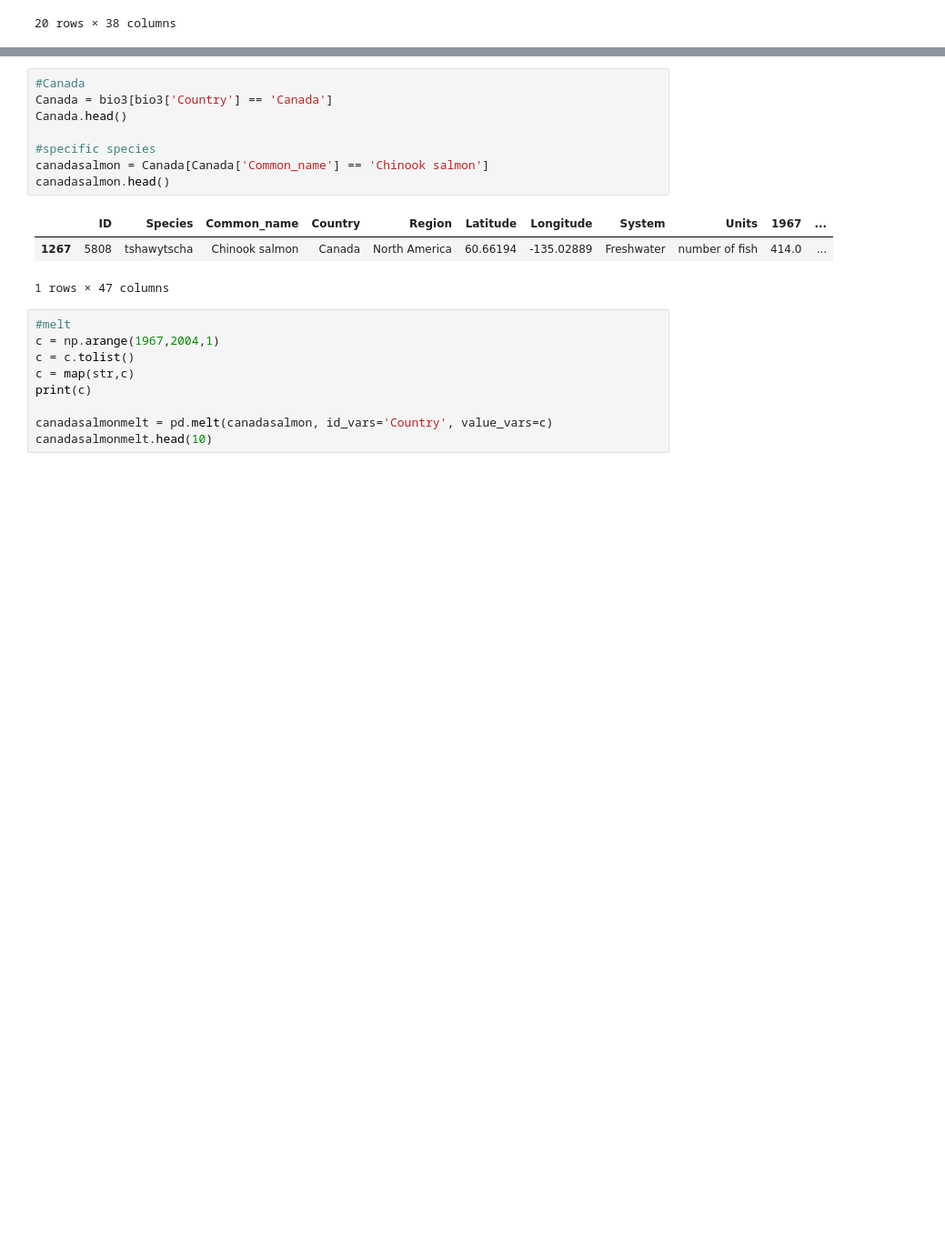
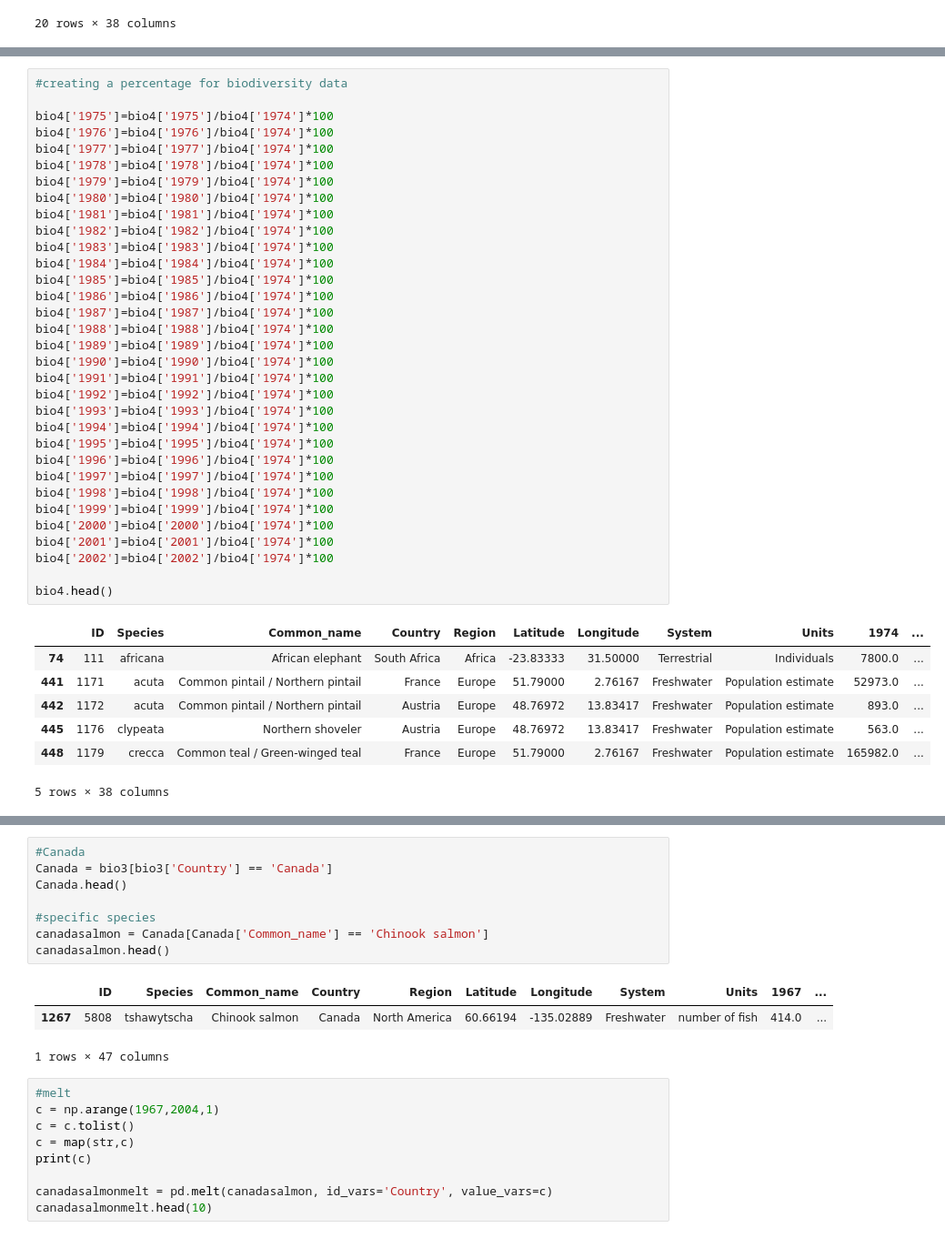
Before and after one commit to Sam-Marshall/ecosystems_energy, a Jupyter notebook: BaseCode/Biodiversityanalysis.ipynb, the cells around one changed output, grey strips where cells are left out. Shown at 91% size. Drawn from its saved outputs; the diff is of its cells as text; blank space fills up the shorter version.

```diff
--- a/BaseCode/Biodiversityanalysis.ipynb
+++ b/BaseCode/Biodiversityanalysis.ipynb
@@ -98,0 +116,41 @@ bio4.head(20)
+# %%
+#creating a percentage for biodiversity data
+
+bio4['1975']=bio4['1975']/bio4['1974']*100
+bio4['1976']=bio4['1976']/bio4['1974']*100
+bio4['1977']=bio4['1977']/bio4['1974']*100
+bio4['1978']=bio4['1978']/bio4['1974']*100
+bio4['1979']=bio4['1979']/bio4['1974']*100
+bio4['1980']=bio4['1980']/bio4['1974']*100
+bio4['1981']=bio4['1981']/bio4['1974']*100
+bio4['1982']=bio4['1982']/bio4['1974']*100
+bio4['1983']=bio4['1983']/bio4['1974']*100
+bio4['1984']=bio4['1984']/bio4['1974']*100
+bio4['1985']=bio4['1985']/bio4['1974']*100
+bio4['1986']=bio4['1986']/bio4['1974']*100
+bio4['1987']=bio4['1987']/bio4['1974']*100
+bio4['1988']=bio4['1988']/bio4['1974']*100
+bio4['1989']=bio4['1989']/bio4['1974']*100
+bio4['1990']=bio4['1990']/bio4['1974']*100
+bio4['1991']=bio4['1991']/bio4['1974']*100
+bio4['1992']=bio4['1992']/bio4['1974']*100
+bio4['1993']=bio4['1993']/bio4['1974']*100
+bio4['1994']=bio4['1994']/bio4['1974']*100
+bio4['1995']=bio4['1995']/bio4['1974']*100
+bio4['1996']=bio4['1996']/bio4['1974']*100
+bio4['1997']=bio4['1997']/bio4['1974']*100
+bio4['1998']=bio4['1998']/bio4['1974']*100
+bio4['1999']=bio4['1999']/bio4['1974']*100
+bio4['2000']=bio4['2000']/bio4['1974']*100
+bio4['2001']=bio4['2001']/bio4['1974']*100
+bio4['2002']=bio4['2002']/bio4['1974']*100
+
+bio4.head()
+# %% [output]
+|  | ID | Species | Common_name | Country | Region | Latitude | Longitude | System | Units | 1974 | ... |
+| 74 | 111 | africana | African elephant | South Africa | Africa | -23.83333 | 31.50000 | Terrestrial | Individuals | 7800.0 | ... |
+| 441 | 1171 | acuta | Common pintail / Northern pintail | France | Europe | 51.79000 | 2.76167 | Freshwater | Population estimate | 52973.0 | ... |
+| 442 | 1172 | acuta | Common pintail / Northern pintail | Austria | Europe | 48.76972 | 13.83417 | Freshwater | Population estimate | 893.0 | ... |
+| 445 | 1176 | clypeata | Northern shoveler | Austria | Europe | 48.76972 | 13.83417 | Freshwater | Population estimate | 563.0 | ... |
+| 448 | 1179 | crecca | Common teal / Green-winged teal | France | Europe | 51.79000 | 2.76167 | Freshwater | Population estimate | 165982.0 | ... |
+5 rows × 38 columns
```
Also changed, not shown: parts of 7 cells of this notebook.
